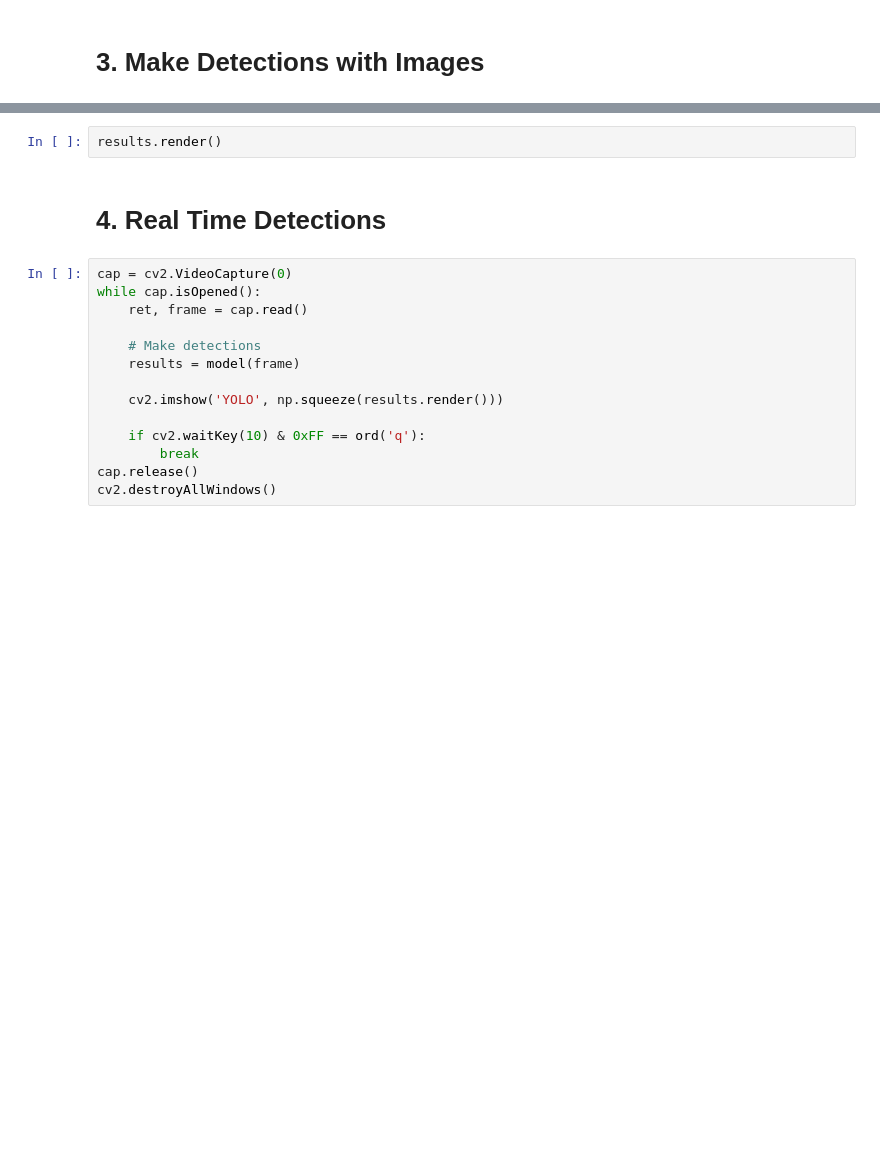
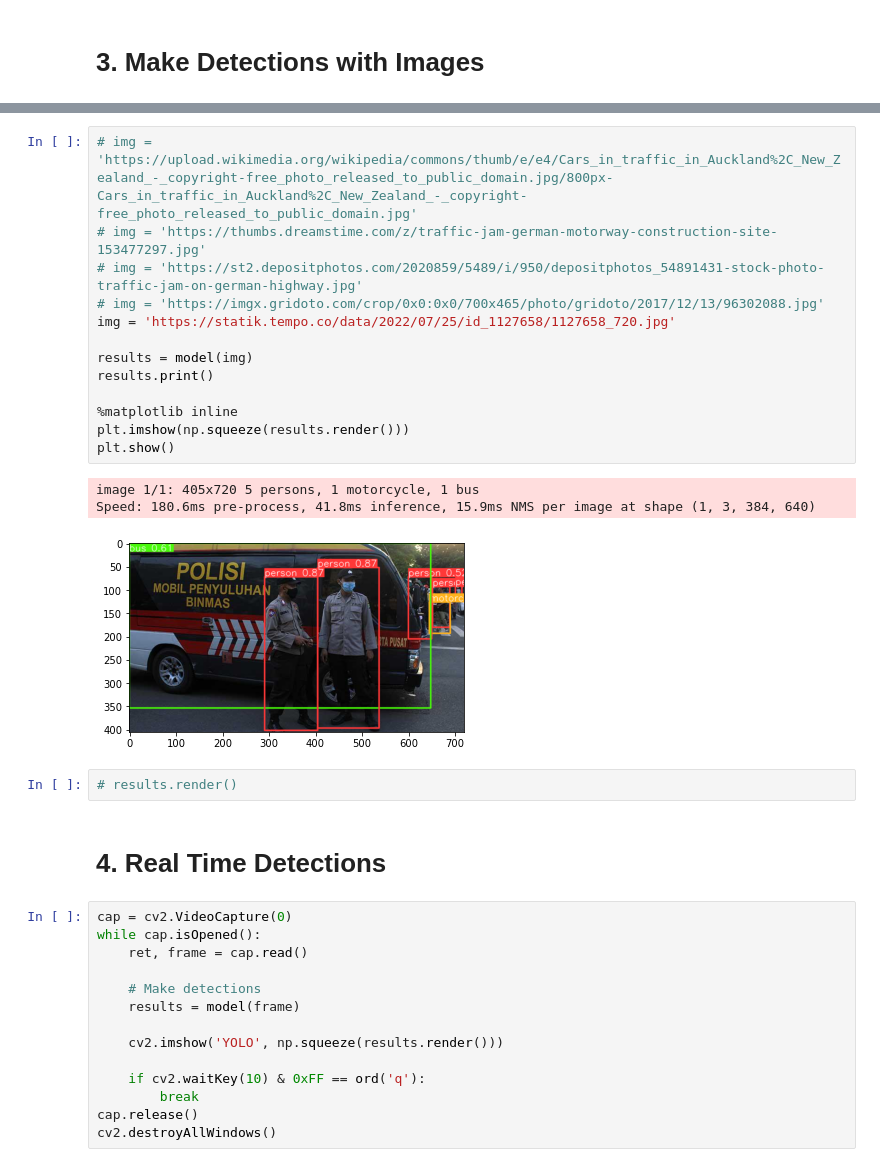
Before and after one commit to jaal047/final-project-datmin2, a Jupyter notebook: duaja/Drowsiness Detection Tutorial - Copy.ipynb, the cells around one changed output, grey strips where cells are left out. Saved outputs shown, nothing was run; the diff lists cells and outputs as text; blank space fills up the shorter version.

```diff
--- a/duaja/Drowsiness Detection Tutorial - Copy.ipynb
+++ b/duaja/Drowsiness Detection Tutorial - Copy.ipynb
@@ -59,5 +103,22 @@ plt.show()
-# %%
-results.render()
+# %%
+# img = 'https://upload.wikimedia.org/wikipedia/commons/thumb/e/e4/Cars_in_traffic_in_Auckland%2C_New_Zealand_-_copyright-free_photo_released_to_public_domain.jpg/800px-Cars_in_traffic_in_Auckland%2C_New_Zealand_-_copyright-free_photo_released_to_public_domain.jpg'
+# img = 'https://thumbs.dreamstime.com/z/traffic-jam-german-motorway-construction-site-153477297.jpg'
+# img = 'https://st2.depositphotos.com/2020859/5489/i/950/depositphotos_54891431-stock-photo-traffic-jam-on-german-highway.jpg'
+# img = 'https://imgx.gridoto.com/crop/0x0:0x0/700x465/photo/gridoto/2017/12/13/96302088.jpg'
+img = 'https://statik.tempo.co/data/2022/07/25/id_1127658/1127658_720.jpg'
+
+results = model(img)
+results.print()
+
+%matplotlib inline
+plt.imshow(np.squeeze(results.render()))
+plt.show()
+# %% [output]
+image 1/1: 405x720 5 persons, 1 motorcycle, 1 bus
+Speed: 180.6ms pre-process, 41.8ms inference, 15.9ms NMS per image at shape (1, 3, 384, 640)
+[figure, added]
+# %%
+# results.render()
 # %% [markdown]
 # 4. Real Time Detections
 # %%
```
Also changed, not shown: parts of 14 cells of this notebook, 12 other files.
